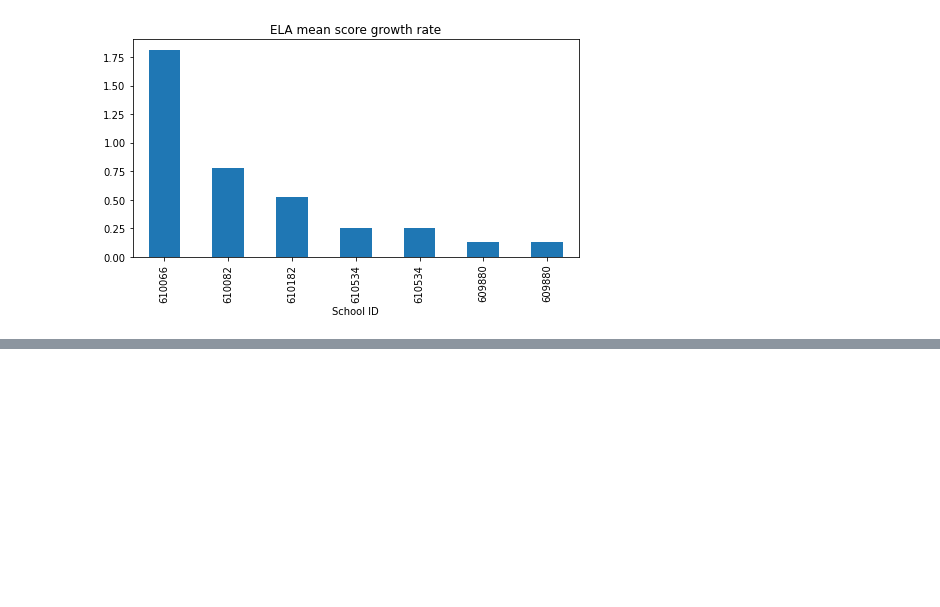
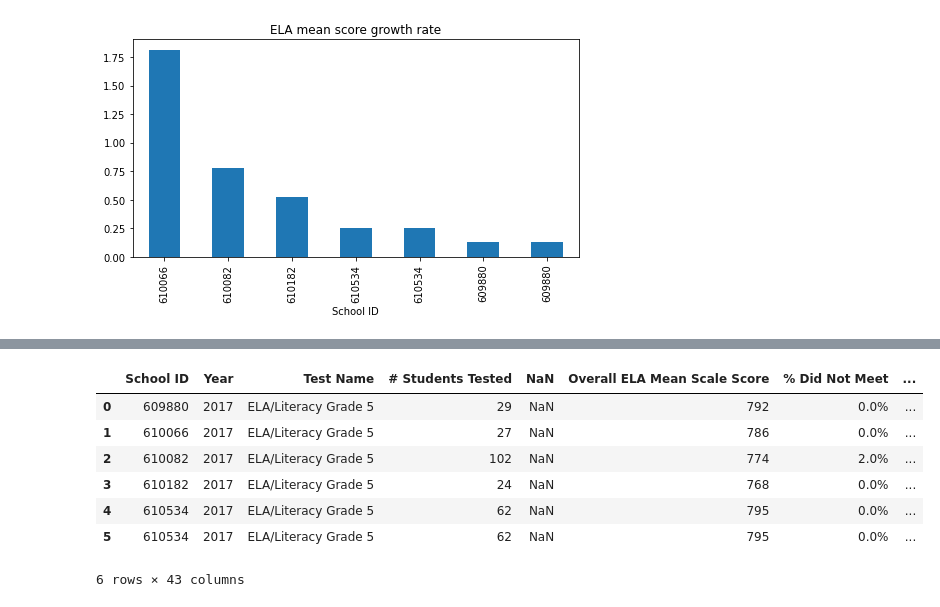
Before and after one commit to lilphonsdale/ep_if, a Jupyter notebook: Pilot_Program_Results.ipynb, the cells around one changed output, grey strips where cells are left out. Cells and saved outputs as stored; diff of their text form; code cells hidden in the pictures; blank space fills up the shorter version.

Commit message:
with demographics calculation
joined tables

```diff
--- a/Pilot_Program_Results.ipynb
+++ b/Pilot_Program_Results.ipynb
@@ -172,3 +176,10 @@ chart2.plot.bar(title="ELA mean score growth rate",figsize=(8,4))
 # %% [output]
 <AxesSubplot:title={'center':'ELA mean score growth rate'}, xlabel='School ID'>
 [figure]
+# %%
+demographics = "Demographic Information.csv"
+demographics_df = pd.DataFrame(pd.read_csv(demographics))
+demographics_df = demographics_df[1:]
+demographics_df.columns = ["School Year","School ID","Total","N Bilingual", "% Bilingual", "N SpEd", "% SpEd","N Reduced Lunch", "% Reduced Lunch"]
+demographics_df = demographics_df[demographics_df['School Year']=="2017"]
+demographics_df.head()
@@ -174,0 +193,12 @@ chart2.plot.bar(title="ELA mean score growth rate",figsize=(8,4))
+# %%
+merge_df = pilot_participants_2017.merge(right=demographics_df,how="left",on="School ID")
+merge_df
+# %% [output]
+|  | School ID | Year | Test Name | # Students Tested | NaN | Overall ELA Mean Scale Score | % Did Not Meet | ... |
+| 0 | 609880 | 2017 | ELA/Literacy Grade 5 | 29 | NaN | 792 | 0.0% | ... |
+| 1 | 610066 | 2017 | ELA/Literacy Grade 5 | 27 | NaN | 786 | 0.0% | ... |
+| 2 | 610082 | 2017 | ELA/Literacy Grade 5 | 102 | NaN | 774 | 2.0% | ... |
+| 3 | 610182 | 2017 | ELA/Literacy Grade 5 | 24 | NaN | 768 | 0.0% | ... |
+| 4 | 610534 | 2017 | ELA/Literacy Grade 5 | 62 | NaN | 795 | 0.0% | ... |
+| 5 | 610534 | 2017 | ELA/Literacy Grade 5 | 62 | NaN | 795 | 0.0% | ... |
+6 rows × 43 columns
```
Also changed, not shown: parts of 5 cells of this notebook, 1 other file.
